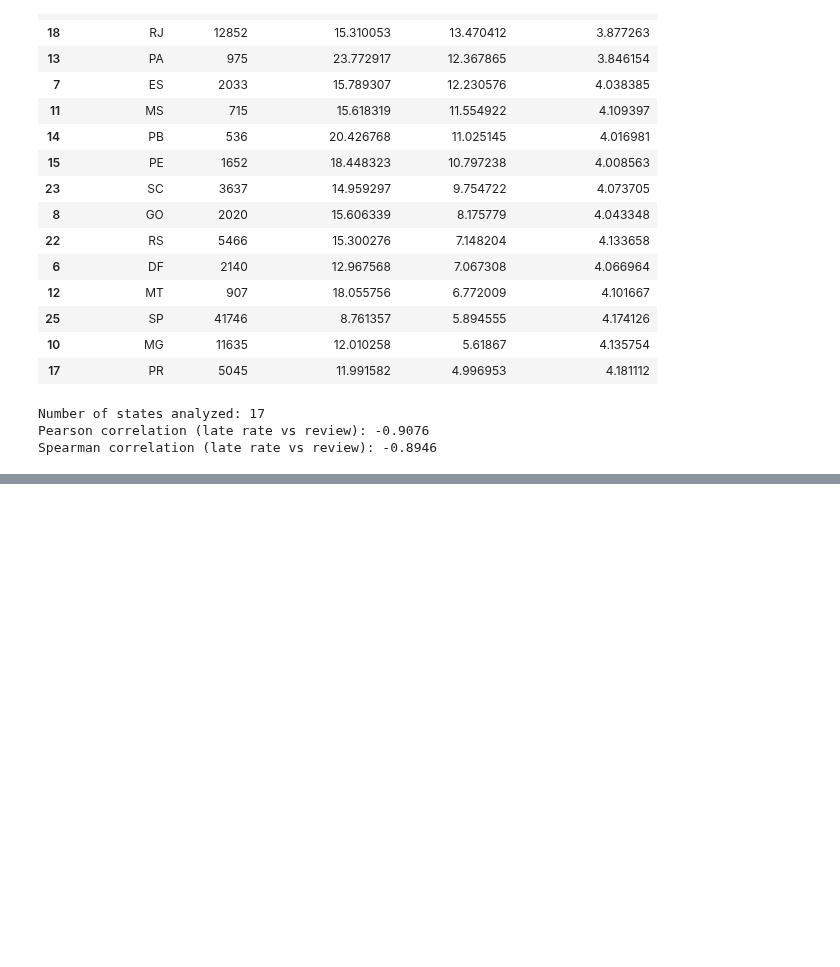
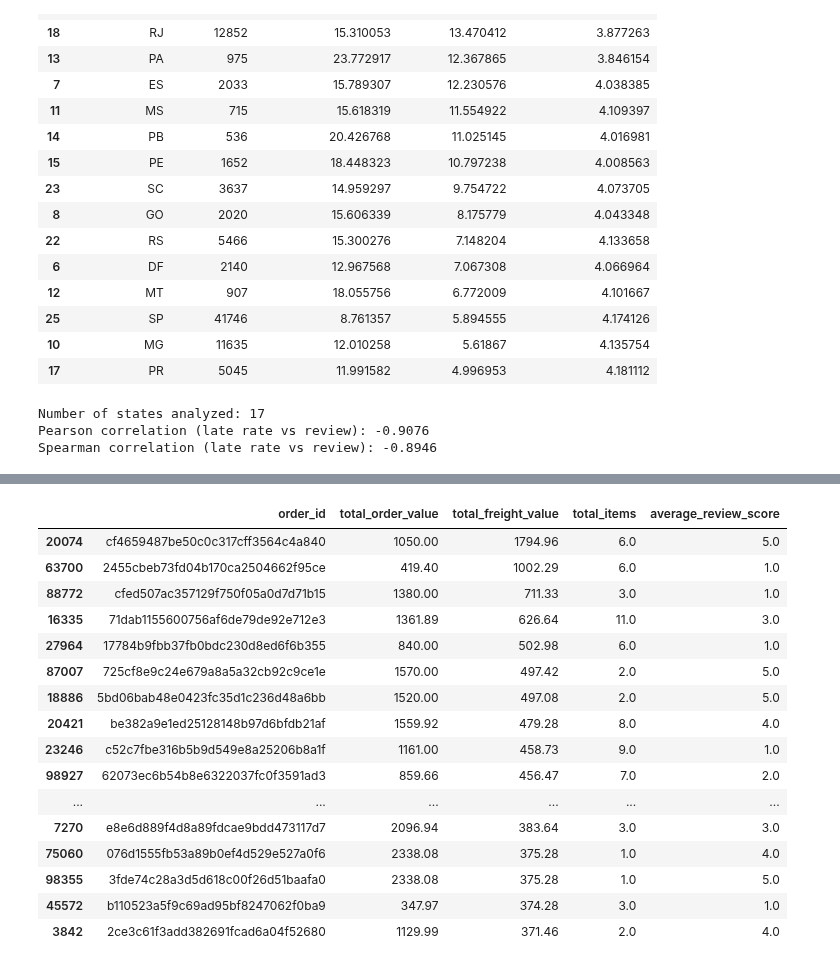
Before and after one commit to kartikeysharma2645/Real-World-Dataset-Analysis, a Jupyter notebook: notebook/real_world_dataset_analysis.ipynb, the cells around one changed output, grey strips where cells are left out. Drawn from its saved outputs; the diff is of its cells as text; code cells hidden in the pictures; blank space fills up the shorter version.

```diff
--- a/notebook/real_world_dataset_analysis.ipynb
+++ b/notebook/real_world_dataset_analysis.ipynb
@@ -2002,0 +2315,40 @@ Spearman correlation (late rate vs review): -0.8946
+# %%
+# Identify extreme freight orders with the highest total freight values
+extreme_freight_orders = (
+    orders_clean[
+        orders_clean["total_freight_value"].notna()
+    ][
+        [
+            "order_id",
+            "total_order_value",
+            "total_freight_value",
+            "total_items",
+            "average_review_score"
+        ]
+    ]
+    .sort_values(
+        "total_freight_value",
+        ascending=False
+    )
+    .head(20)
+)
+
+display(extreme_freight_orders)
+# %% [output]
+|  | order_id | total_order_value | total_freight_value | total_items | average_review_score |
+| 20074 | cf4659487be50c0c317cff3564c4a840 | 1050.00 | 1794.96 | 6.0 | 5.0 |
+| 63700 | 2455cbeb73fd04b170ca2504662f95ce | 419.40 | 1002.29 | 6.0 | 1.0 |
+| 88772 | cfed507ac357129f750f05a0d7d71b15 | 1380.00 | 711.33 | 3.0 | 1.0 |
+| 16335 | 71dab1155600756af6de79de92e712e3 | 1361.89 | 626.64 | 11.0 | 3.0 |
+| 27964 | 17784b9fbb37fb0bdc230d8ed6f6b355 | 840.00 | 502.98 | 6.0 | 1.0 |
+| 87007 | 725cf8e9c24e679a8a5a32cb92c9ce1e | 1570.00 | 497.42 | 2.0 | 5.0 |
+| 18886 | 5bd06bab48e0423fc35d1c236d48a6bb | 1520.00 | 497.08 | 2.0 | 5.0 |
+| 20421 | be382a9e1ed25128148b97d6bfdb21af | 1559.92 | 479.28 | 8.0 | 4.0 |
+| 23246 | c52c7fbe316b5b9d549e8a25206b8a1f | 1161.00 | 458.73 | 9.0 | 1.0 |
+| 98927 | 62073ec6b54b8e6322037fc0f3591ad3 | 859.66 | 456.47 | 7.0 | 2.0 |
+| ... | ... | ... | ... | ... | ... |
+| 7270 | e8e6d889f4d8a89fdcae9bdd473117d7 | 2096.94 | 383.64 | 3.0 | 3.0 |
+| 75060 | 076d1555fb53a89b0ef4d529e527a0f6 | 2338.08 | 375.28 | 1.0 | 4.0 |
+| 98355 | 3fde74c28a3d5d618c00f26d51baafa0 | 2338.08 | 375.28 | 1.0 | 5.0 |
+| 45572 | b110523a5f9c69ad95bf8247062f0ba9 | 347.97 | 374.28 | 3.0 | 1.0 |
+| 3842 | 2ce3c61f3add382691fcad6a04f52680 | 1129.99 | 371.46 | 2.0 | 4.0 |
```
Also changed, not shown: parts of 20 cells of this notebook, 1 other file.
